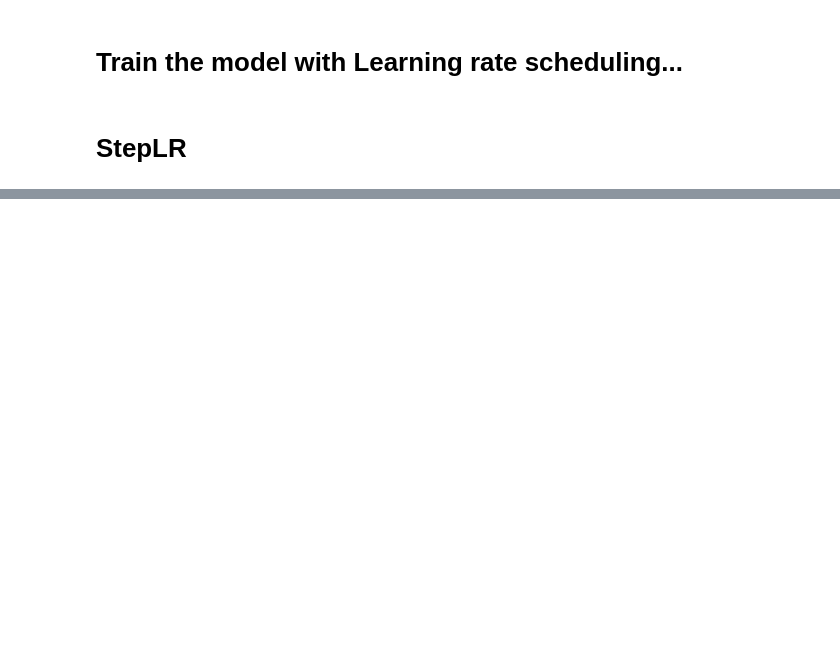
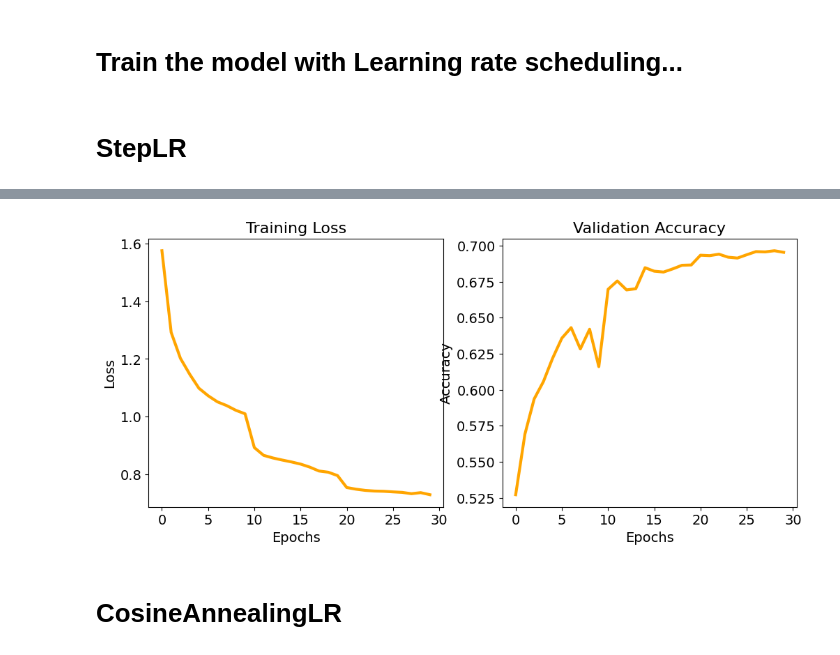
Before and after one commit to Al-Hassan-M-Kamel/CIFAR-10-Image-Classification-with-CNNs-and-Optuna, a Jupyter notebook: base_model.ipynb, the cells around one changed output, grey strips where cells are left out. Saved outputs shown, nothing was run; the diff lists cells and outputs as text; code cells hidden in the pictures; blank space fills up the shorter version.

Commit message:
Finalize the base model

```diff
--- a/base_model.ipynb
+++ b/base_model.ipynb
@@ -1,3 +1,11 @@
 # %%
 from data_preprocess import *
 from help_utils import *
+import torch
+import torch.nn as nn
+import torch.nn.functional as F
+import torchmetrics
+import msgpack
+
+device = 'cuda' if torch.cuda.is_available() else 'cpu'
+device
@@ -303,8 +355,8 @@ def train_and_evaluate_with_scheduler(model, optimizer, scheduler, device, n_epo
 # StepLR
 # %%
 model = BaseModel(cin=3, num_classes=10).to(device)
-optimizer = torch.optim.Adam(model.parameters(), lr=0.1)
+optimizer = torch.optim.Adam(model.parameters(), lr=0.005)
 
-step_lr_scheduler = torch.optim.lr_scheduler.StepLR(optimizer, step_size=5, gamma=0.2)
+step_lr_scheduler = torch.optim.lr_scheduler.StepLR(optimizer, step_size=10, gamma=0.2)
 
-step_lr_history = train_and_evaluate_with_scheduler(model, optimizer, )
+step_lr_history = train_and_evaluate_with_scheduler(model, optimizer, step_lr_scheduler, device, 30)
@@ -310,0 +376,4 @@ step_lr_history = train_and_evaluate_with_scheduler(model, optimizer, )
+# %%
+plot_learning(step_lr_history, "orange")
+# %% [output]
+[figure, added]
@@ -310,0 +383,2 @@ step_lr_history = train_and_evaluate_with_scheduler(model, optimizer, )
+# %% [markdown]
+# CosineAnnealingLR
```
Also changed, not shown: parts of 16 cells of this notebook, 3 other files.
